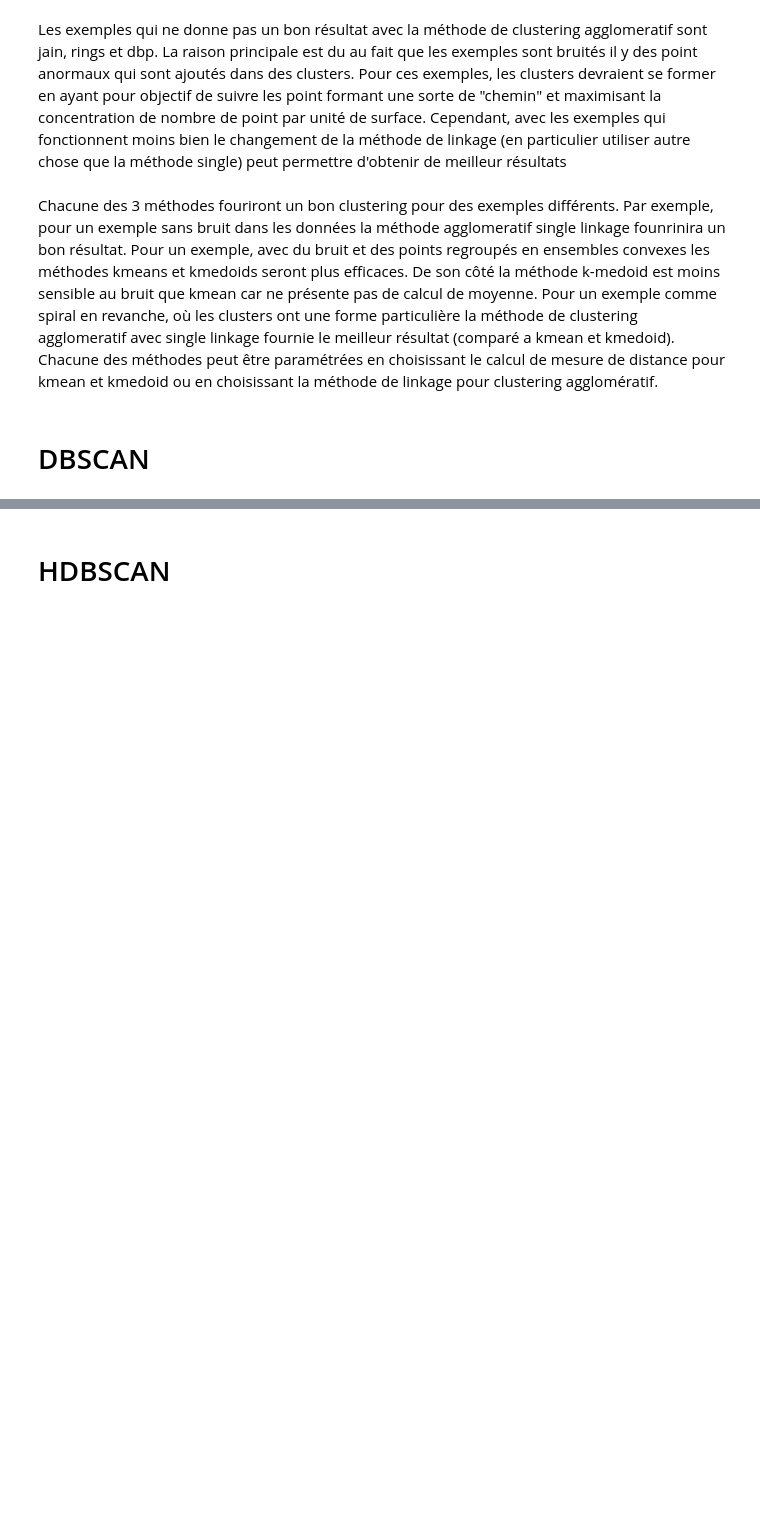
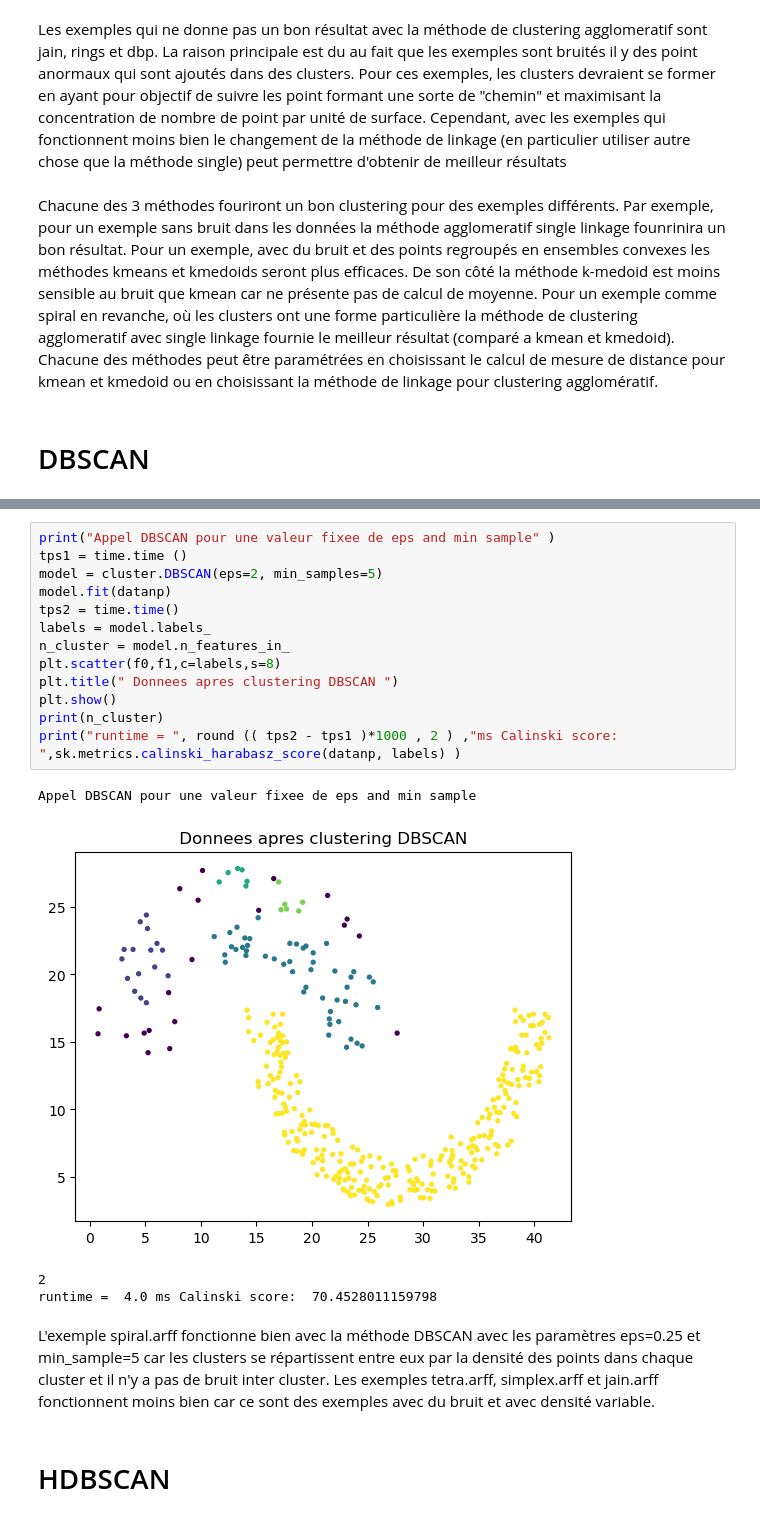
Before and after one commit to AntoDlmb/TP_Clustering, a Jupyter notebook: TP1_clustering.ipynb, the cells around one changed output, grey strips where cells are left out. Saved outputs shown, nothing was run; the diff lists cells and outputs as text; blank space fills up the shorter version.

```diff
--- a/TP1_clustering.ipynb
+++ b/TP1_clustering.ipynb
@@ -342,2 +361,22 @@ Chacune des méthodes peut être paramétrées en choisissant le calcul de mesur
+# %%
+print("Appel DBSCAN pour une valeur fixee de eps and min sample" )
+tps1 = time.time ()
+model = cluster.DBSCAN(eps=2, min_samples=5)
+model.fit(datanp)
+tps2 = time.time()
+labels = model.labels_
+n_cluster = model.n_features_in_
+plt.scatter(f0,f1,c=labels,s=8)
+plt.title(" Donnees apres clustering DBSCAN ")
+plt.show()
+print(n_cluster)
+print("runtime = ", round (( tps2 - tps1 )*1000 , 2 ) ,"ms Calinski score: ",sk.metrics.calinski_harabasz_score(datanp, labels) )
+# %% [output]
+Appel DBSCAN pour une valeur fixee de eps and min sample
+[figure, added]
+2
+runtime =  4.0 ms Calinski score:  70.4528011159798
+# %% [markdown]
+L'exemple spiral.arff fonctionne bien avec la méthode DBSCAN avec les paramètres eps=0.25 et min_sample=5 car les clusters se répartissent entre eux par la densité des points dans chaque cluster et il n'y a pas de bruit inter cluster. Les exemples tetra.arff, simplex.arff et jain.arff fonctionnent moins bien car ce sont des exemples avec du bruit et avec densité variable.
 # %% [markdown]
 # HDBSCAN
```
Also changed, not shown: parts of 6 cells of this notebook.
